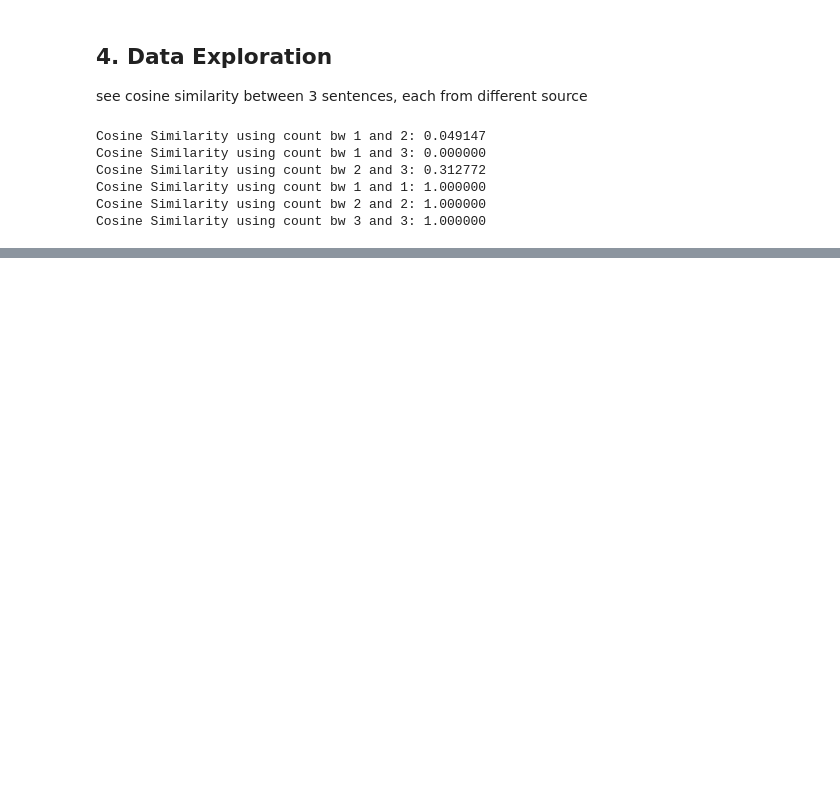
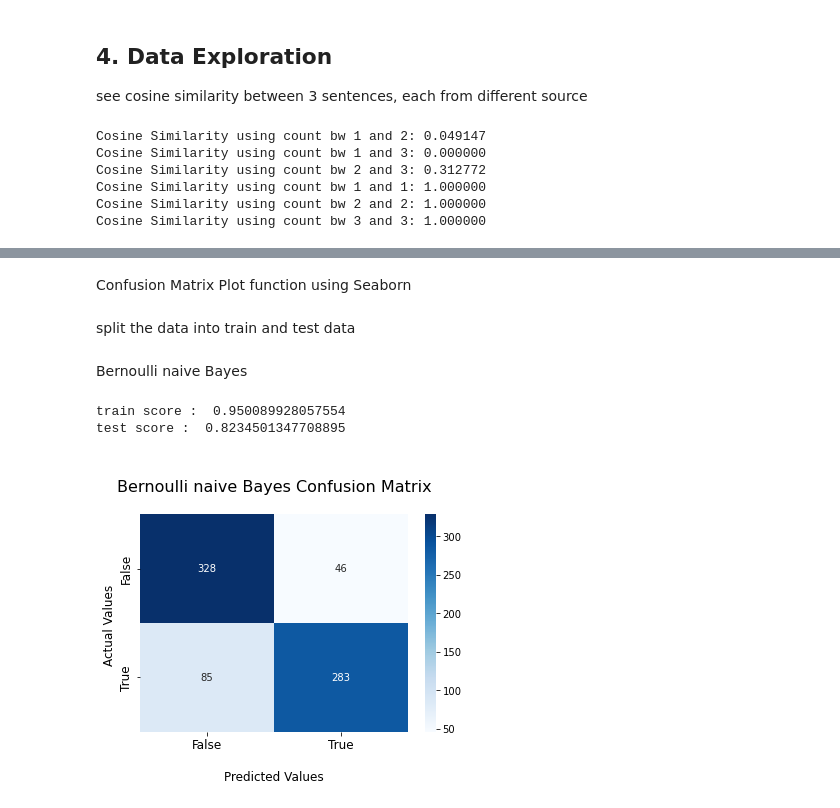
Before and after one commit to npinghuang/DM2022-Lab1-Homework, a Jupyter notebook: DM2022-Lab1-Homework.ipynb, the cells around one changed output, grey strips where cells are left out. Drawn from its saved outputs; the diff is of its cells as text; code cells hidden in the pictures; blank space fills up the shorter version.

```diff
--- a/DM2022-Lab1-Homework.ipynb
+++ b/DM2022-Lab1-Homework.ipynb
@@ -526,0 +556,6 @@ Cosine Similarity using count bw 3 and 3: 1.000000
+# %%
+vectorizer = TfidfVectorizer()
+X = vectorizer.fit_transform(DATA.sentence)
+vectorizer.get_feature_names_out()
+COUNT_VECTOR = pd.DataFrame(X.toarray(),columns=vectorizer.get_feature_names_out())
+COUNT_VECTOR
@@ -526,0 +596,36 @@ Cosine Similarity using count bw 3 and 3: 1.000000
+# %% [markdown]
+Confusion Matrix Plot function using Seaborn
+# %%
+def CF_plot(test, pred, title):
+    #Generate the confusion matrix
+    cf_matrix = confusion_matrix(test, pred)
+    ax = sns.heatmap(cf_matrix, annot=True, cmap='Blues', fmt='g')
+
+    ax.set_title('\n'+title +'Confusion Matrix\n', fontsize = 16)
+    ax.set_xlabel('\nPredicted Values', fontsize = 12)
+    ax.set_ylabel('Actual Values ', fontsize = 12)
+
+    ## Ticket labels - List must be in alphabetical order
+    ax.xaxis.set_ticklabels(['False','True'], fontsize = 12)
+    ax.yaxis.set_ticklabels(['False','True'], fontsize = 12)
+
+    ## Display the visualization of the Confusion Matrix.
+    plt.show()
+# %% [markdown]
+split the data into train and test data
+# %%
+X_train, X_test, Y_train, Y_test = train_test_split(COUNT_VECTOR, DATA.score_encoded, test_size=0.25)
+# %% [markdown]
+Bernoulli naive Bayes
+# %%
+from sklearn.naive_bayes import BernoulliNB
+bnb = BernoulliNB(binarize=0.0)
+bnb.fit(X_train, Y_train)
+print("train score : ", bnb.score(X_train, Y_train))
+print("test score : ", bnb.score(X_test, Y_test))
+Y_pred = bnb.predict(X_test)
+CF_plot(Y_test, Y_pred, 'Bernoulli naive Bayes ')
+# %% [output]
+train score :  0.950089928057554
+test score :  0.8234501347708895
+[figure, added]
```
Also changed, not shown: parts of 29 cells of this notebook.
